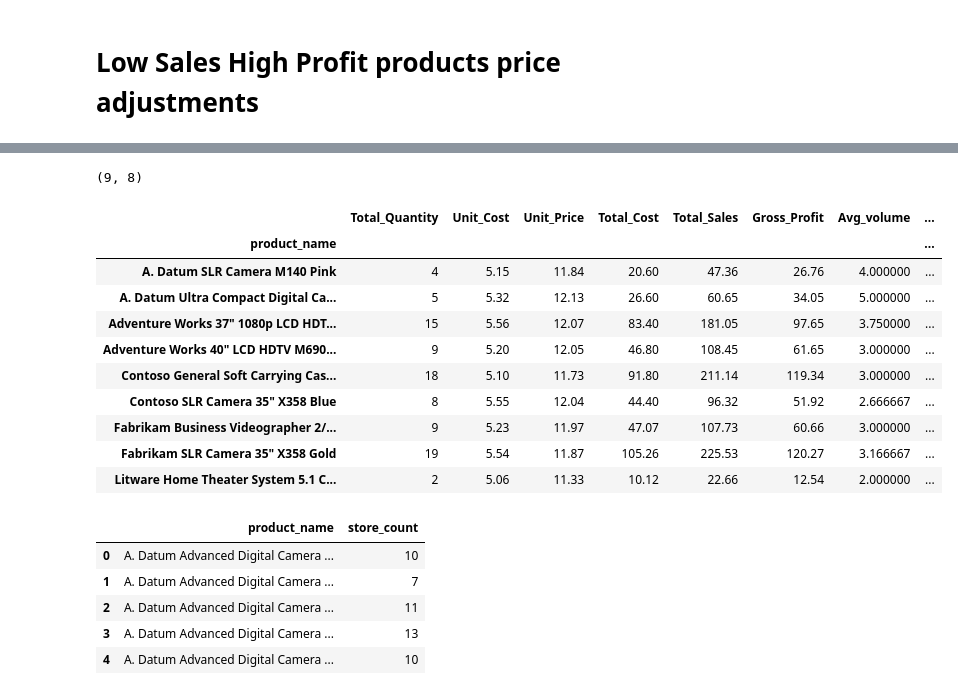
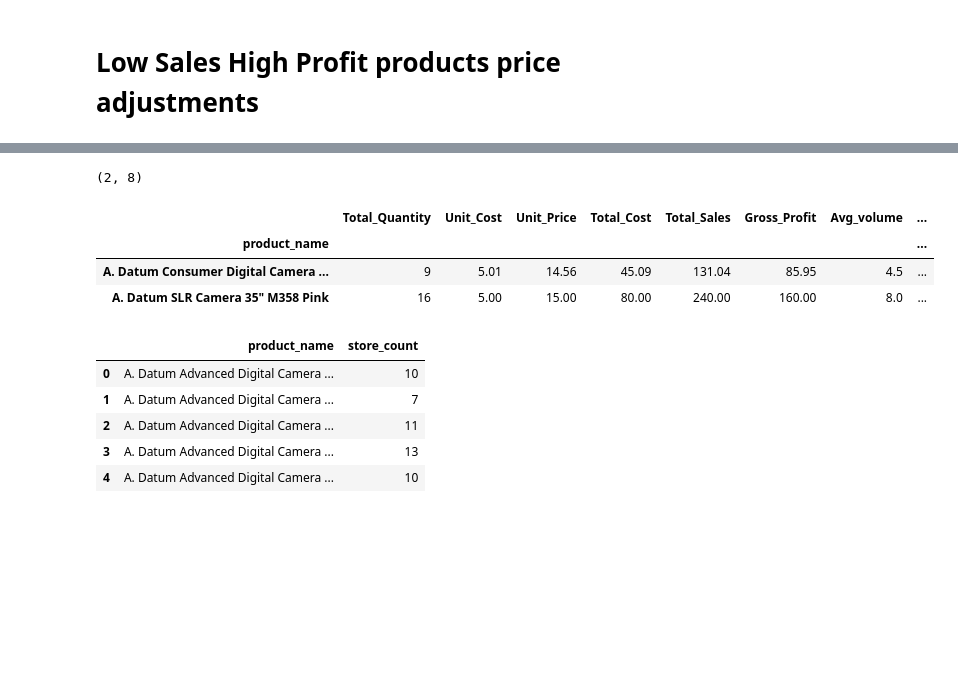
Before and after one commit to Sailikith-07/regional-pricing-impact-analysis-sql-python-excel, a Jupyter notebook: notebooks/back_testing.ipynb, the cells around one changed output, grey strips where cells are left out. Saved outputs shown, nothing was run; the diff lists cells and outputs as text; code cells hidden in the pictures; blank space fills up the shorter version.

```diff
--- a/notebooks/back_testing.ipynb
+++ b/notebooks/back_testing.ipynb
@@ -176,0 +207,6 @@ tp.shape
+# %%
+all_products=df.groupby('product_name').agg({'Total_Sales':'sum','Gross_Profit':'sum','Gross_Margin':'mean'}).reset_index()
+
+tp=all_products[all_products['Gross_Margin']>=0.64].reset_index()
+print(tp.shape)
+print(tp.product_name.nunique())
@@ -177,5 +216,7 @@ tp.shape
+# %%
+TP=tp['product_name']
 # %%
-LS_HP=df[df['product_name'].isin(tp)]
+LS_HP=df[df['product_name'].isin(TP)]
 # %%
 LS_HP.head()
 # %% [output]
@@ -206,20 +247,13 @@ df_lshp=LSHP.groupby(['product_name']).agg(Total_Quantity=('Total_Quantity','sum
                                          volume_std=('Total_Quantity','std'))
 # %%
 print(df_lshp.shape)
-df_lshp
+df_lshp.head()
 # %% [output]
-(9, 8)
+(2, 8)
 |  | Total_Quantity | Unit_Cost | Unit_Price | Total_Cost | Total_Sales | Gross_Profit | Avg_volume | ... |
 | product_name |  |  |  |  |  |  |  | ... |
-| A. Datum SLR Camera M140 Pink | 4 | 5.15 | 11.84 | 20.60 | 47.36 | 26.76 | 4.000000 | ... |
-| A. Datum Ultra Compact Digital Ca... | 5 | 5.32 | 12.13 | 26.60 | 60.65 | 34.05 | 5.000000 | ... |
-| Adventure Works 37" 1080p LCD HDT... | 15 | 5.56 | 12.07 | 83.40 | 181.05 | 97.65 | 3.750000 | ... |
-| Adventure Works 40" LCD HDTV M690... | 9 | 5.20 | 12.05 | 46.80 | 108.45 | 61.65 | 3.000000 | ... |
-| Contoso General Soft Carrying Cas... | 18 | 5.10 | 11.73 | 91.80 | 211.14 | 119.34 | 3.000000 | ... |
-| Contoso SLR Camera 35" X358 Blue | 8 | 5.55 | 12.04 | 44.40 | 96.32 | 51.92 | 2.666667 | ... |
-| Fabrikam Business Videographer 2/... | 9 | 5.23 | 11.97 | 47.07 | 107.73 | 60.66 | 3.000000 | ... |
-| Fabrikam SLR Camera 35" X358 Gold | 19 | 5.54 | 11.87 | 105.26 | 225.53 | 120.27 | 3.166667 | ... |
-| Litware Home Theater System 5.1 C... | 2 | 5.06 | 11.33 | 10.12 | 22.66 | 12.54 | 2.000000 | ... |
+| A. Datum Consumer Digital Camera ... | 9 | 5.01 | 14.56 | 45.09 | 131.04 | 85.95 | 4.5 | ... |
+| A. Datum SLR Camera 35" M358 Pink | 16 | 5.00 | 15.00 | 80.00 | 240.00 | 160.00 | 8.0 | ... |
 # %%
 # Filling all N/A values  with zero
 df_lshp['volume_std']= df_lshp['volume_std'].fillna(0)
```
Also changed, not shown: parts of 32 cells of this notebook.
